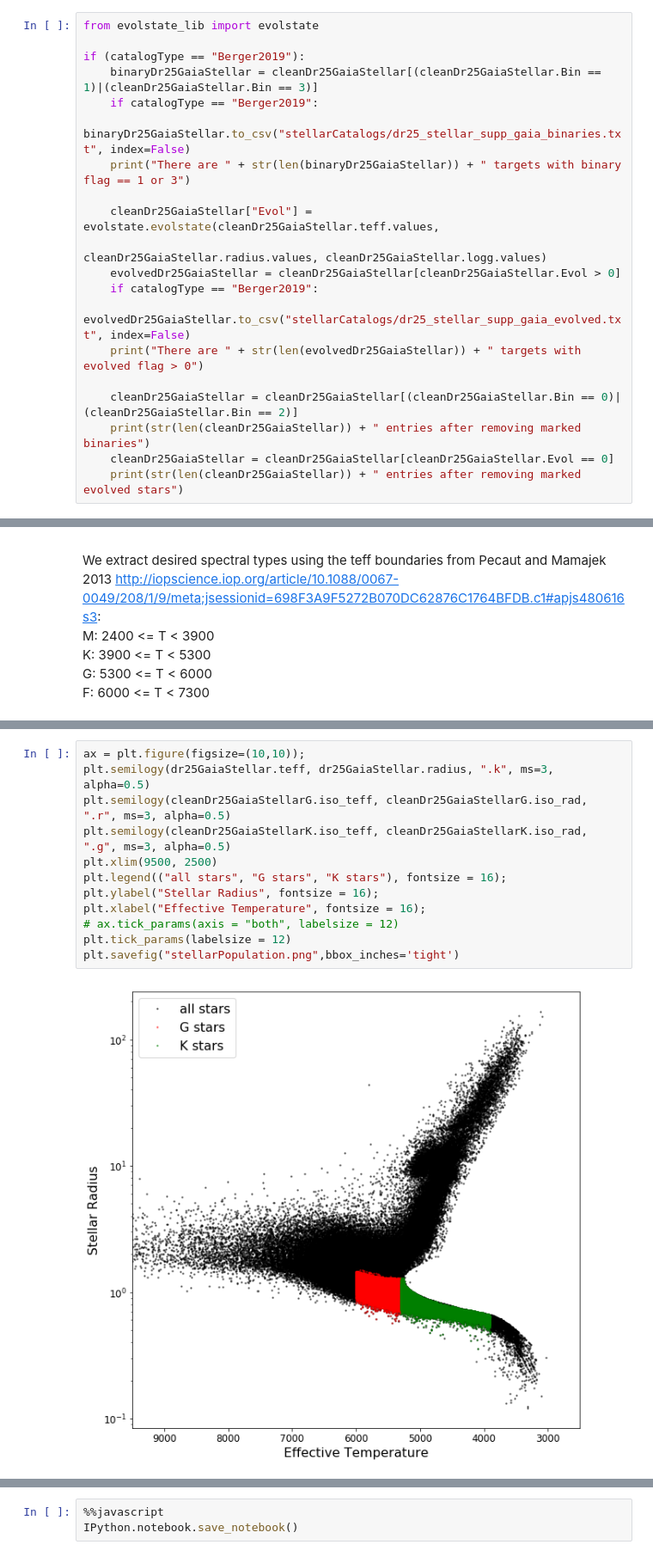
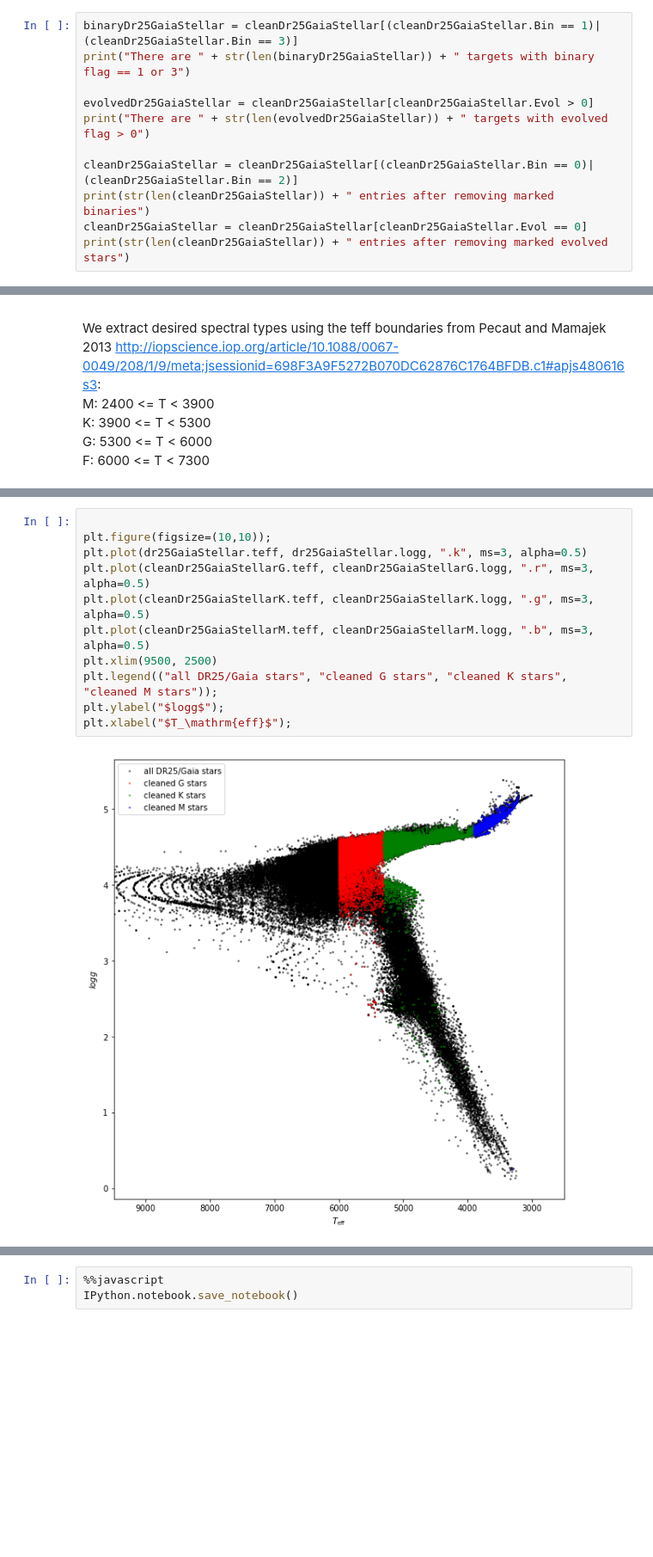
Before and after one commit to stevepur/DR25-occurrence-tutorial, a Jupyter notebook: createStellarCatalogs.ipynb, the cells around one changed output, grey strips where cells are left out. Shown at 86% size. Drawn from its saved outputs; the diff is of its cells as text; blank space fills up the shorter version.

```diff
--- a/createStellarCatalogs.ipynb
+++ b/createStellarCatalogs.ipynb
@@ -214,23 +131,14 @@ cleanDr25GaiaStellar = dr25GaiaStellar
 # %% [markdown]
 First we remove the stars marked binary due to Gaia radius (Bin = 1 or 3) or evolved (Evol > 0).  We do not remove targets with AO companions (Bin = 2) because the target star population was not uniformly surveyed with AO.  We expect few evolved stars because most should have been removed by the R <= 1.25 cut.
 # %%
-from evolstate_lib import evolstate
+binaryDr25GaiaStellar = cleanDr25GaiaStellar[(cleanDr25GaiaStellar.Bin == 1)|(cleanDr25GaiaStellar.Bin == 3)]
+print("There are " + str(len(binaryDr25GaiaStellar)) + " targets with binary flag == 1 or 3")
 
-if (catalogType == "Berger2019"):
-    binaryDr25GaiaStellar = cleanDr25GaiaStellar[(cleanDr25GaiaStellar.Bin == 1)|(cleanDr25GaiaStellar.Bin == 3)]
-    if catalogType == "Berger2019":
-        binaryDr25GaiaStellar.to_csv("stellarCatalogs/dr25_stellar_supp_gaia_binaries.txt", index=False)
-    print("There are " + str(len(binaryDr25GaiaStellar)) + " targets with binary flag == 1 or 3")
+evolvedDr25GaiaStellar = cleanDr25GaiaStellar[cleanDr25GaiaStellar.Evol > 0]
+print("There are " + str(len(evolvedDr25GaiaStellar)) + " targets with evolved flag > 0")
 
-    cleanDr25GaiaStellar["Evol"] = evolstate.evolstate(cleanDr25GaiaStellar.teff.values,
-                                                       cleanDr25GaiaStellar.radius.values, cleanDr25GaiaStellar.logg.values)
-    evolvedDr25GaiaStellar = cleanDr25GaiaStellar[cleanDr25GaiaStellar.Evol > 0]
-    if catalogType == "Berger2019":
-        evolvedDr25GaiaStellar.to_csv("stellarCatalogs/dr25_stellar_supp_gaia_evolved.txt", index=False)
-    print("There are " + str(len(evolvedDr25GaiaStellar)) + " targets with evolved flag > 0")
-
-    cleanDr25GaiaStellar = cleanDr25GaiaStellar[(cleanDr25GaiaStellar.Bin == 0)|(cleanDr25GaiaStellar.Bin == 2)]
-    print(str(len(cleanDr25GaiaStellar)) + " entries after removing marked binaries")
-    cleanDr25GaiaStellar = cleanDr25GaiaStellar[cleanDr25GaiaStellar.Evol == 0]
-    print(str(len(cleanDr25GaiaStellar)) + " entries after removing marked evolved stars")
+cleanDr25GaiaStellar = cleanDr25GaiaStellar[(cleanDr25GaiaStellar.Bin == 0)|(cleanDr25GaiaStellar.Bin == 2)]
+print(str(len(cleanDr25GaiaStellar)) + " entries after removing marked binaries")
+cleanDr25GaiaStellar = cleanDr25GaiaStellar[cleanDr25GaiaStellar.Evol == 0]
+print(str(len(cleanDr25GaiaStellar)) + " entries after removing marked evolved stars")
 # %% [output]
@@ -456,14 +281,13 @@ plt.xlabel("iso_teff");
 # %%
-ax = plt.figure(figsize=(10,10));
-plt.semilogy(dr25GaiaStellar.teff, dr25GaiaStellar.radius, ".k", ms=3, alpha=0.5)
-plt.semilogy(cleanDr25GaiaStellarG.iso_teff, cleanDr25GaiaStellarG.iso_rad, ".r", ms=3, alpha=0.5)
-plt.semilogy(cleanDr25GaiaStellarK.iso_teff, cleanDr25GaiaStellarK.iso_rad, ".g", ms=3, alpha=0.5)
+
+plt.figure(figsize=(10,10));
+plt.plot(dr25GaiaStellar.teff, dr25GaiaStellar.logg, ".k", ms=3, alpha=0.5)
+plt.plot(cleanDr25GaiaStellarG.teff, cleanDr25GaiaStellarG.logg, ".r", ms=3, alpha=0.5)
+plt.plot(cleanDr25GaiaStellarK.teff, cleanDr25GaiaStellarK.logg, ".g", ms=3, alpha=0.5)
+plt.plot(cleanDr25GaiaStellarM.teff, cleanDr25GaiaStellarM.logg, ".b", ms=3, alpha=0.5)
 plt.xlim(9500, 2500)
-plt.legend(("all stars", "G stars", "K stars"), fontsize = 16);
-plt.ylabel("Stellar Radius", fontsize = 16);
-plt.xlabel("Effective Temperature", fontsize = 16);
-# ax.tick_params(axis = "both", labelsize = 12)
-plt.tick_params(labelsize = 12)
-plt.savefig("stellarPopulation.png",bbox_inches='tight')
+plt.legend(("all DR25/Gaia stars", "cleaned G stars", "cleaned K stars", "cleaned M stars"));
+plt.ylabel("$logg$");
+plt.xlabel("$T_\mathrm{eff}$");
 # %% [output]
-[figure, old version]
+[figure, new version]
```
Also changed, not shown: parts of 33 cells of this notebook, 51 other files.
